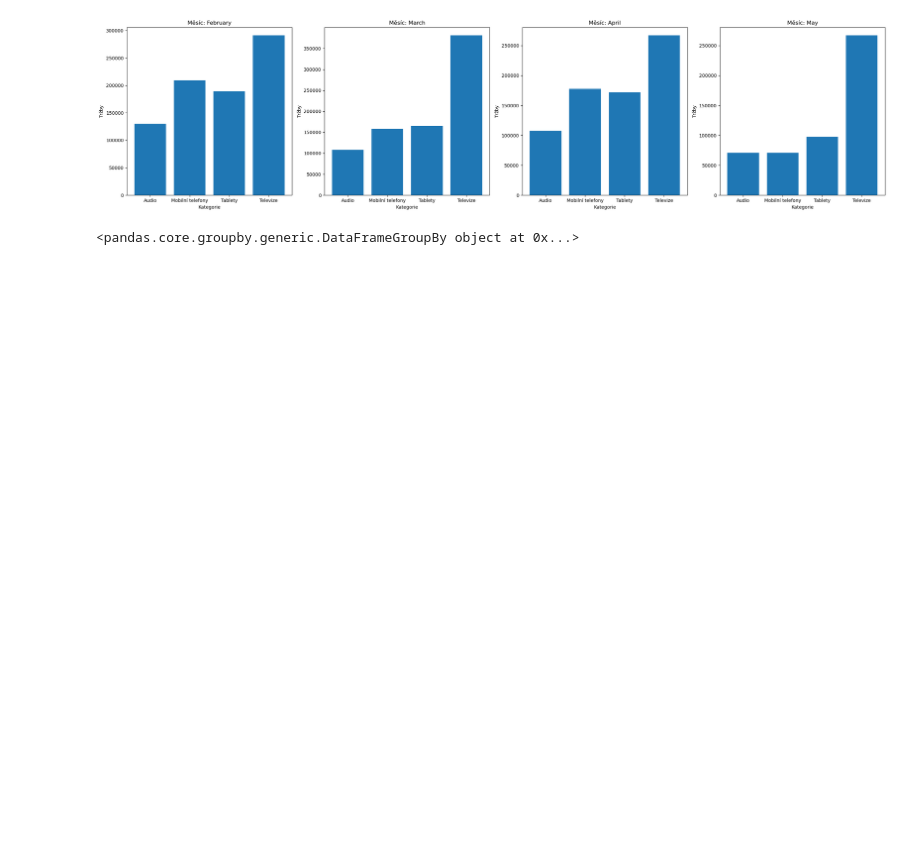
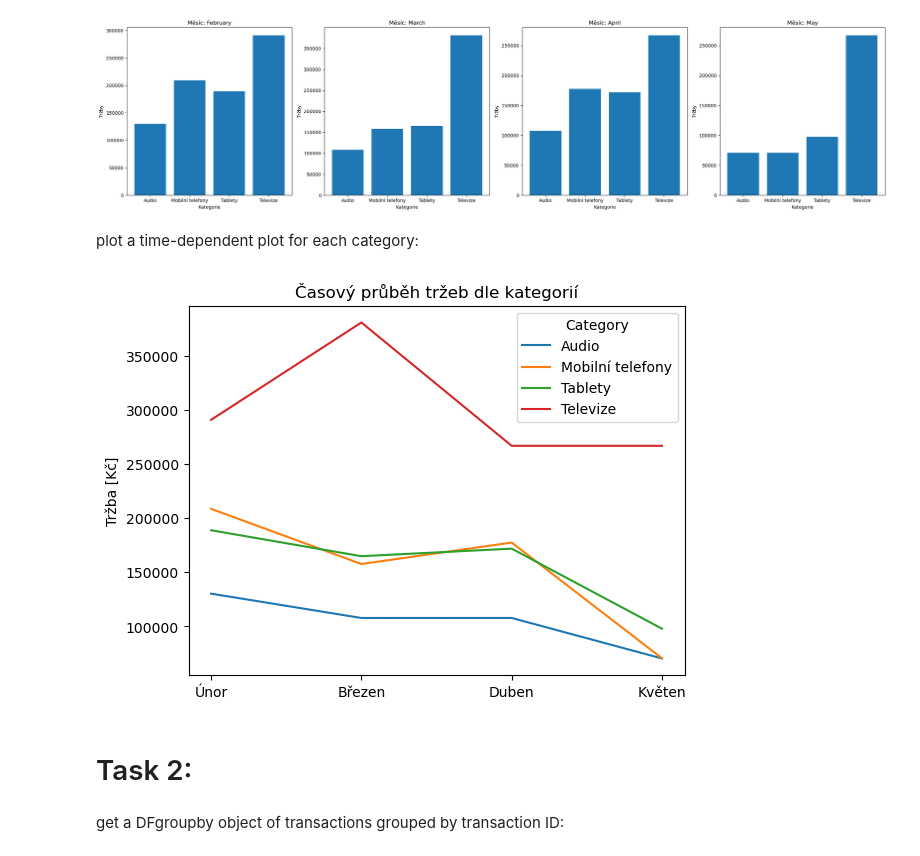
Before and after one commit to kejlajan/work_test, a Jupyter notebook: data_visualization_pipeline.ipynb, the cells around one changed output. Saved outputs shown, nothing was run; the diff lists cells and outputs as text; code cells hidden in the pictures; blank space fills up the shorter version.

```diff
--- a/data_visualization_pipeline.ipynb
+++ b/data_visualization_pipeline.ipynb
@@ -153,9 +172,71 @@ plt.tight_layout()
 plt.show()
 # %% [output]
 [figure]
+# %% [markdown]
+plot a time-dependent plot for each category:
+# %%
+month_names = [
+    'January',
+    'February',
+    'March',
+    'April',
+    'May',
+    'June',
+    'July',
+    'August',
+    'September',
+    'October',
+    'November',
+    'December'
+    ]
+month_names_to_CZ = {
+   'January':"Leden",
+    'February':"Únor",
+    'March':"Březen",
+    'April':"Duben",
+    'May':"Květen",
+    'June':"Červen",
+    'July':"Červenec",
+    'August':"Srpen",
+    'September':"Září",
+    'October':"Říjen",
+    'November':"Listopad",
+    'December':"Prosinec"
+    }
+
+
+# Transpose the pivot DataFrame # so that months end up on the x-axis and not in the datelines
+transposed_df = pivot_df.T
+
+# collect month names and translate them to CZ
+month_names_CZ = []
+months = transposed_df.index
+for month in months:
+    month_names_CZ.append(month_names_to_CZ[month])
+
+# Convert 'Month' column to categorical data type with specified order
+transposed_df.index = pd.Categorical(transposed_df.index, categories=month_names, ordered=True)
+
+# Sort the DataFrame by the 'Month' index
+transposed_df.sort_index(inplace=True)
+
+# Plot the timeline
+transposed_df.plot(kind='line')
+
+# Set the labels and title
+plt.xlabel(None)
+plt.ylabel('Tržba [Kč]')
+plt.title('Časový průběh tržeb dle kategorií')
+plt.xticks(range(len(months)), month_names_CZ)
+
+# Show the plot
+plt.savefig("monthly_turnover_by_category.png")
+plt.show()
+# %% [output]
+[figure, added]
+# %% [markdown]
+# Task 2:
+# %% [markdown]
+get a DFgroupby object of transactions grouped by transaction ID:
 # %%
 transactions_grouped_by_tID_DFgb = money_transactions_DF.groupby("Transaction ID")
-# %%
-transactions_grouped_by_tID_DFgb
-# %% [output]
-<pandas.core.groupby.generic.DataFrameGroupBy object at 0x...>
```
Also changed, not shown: parts of 58 cells of this notebook, 5 other files.
